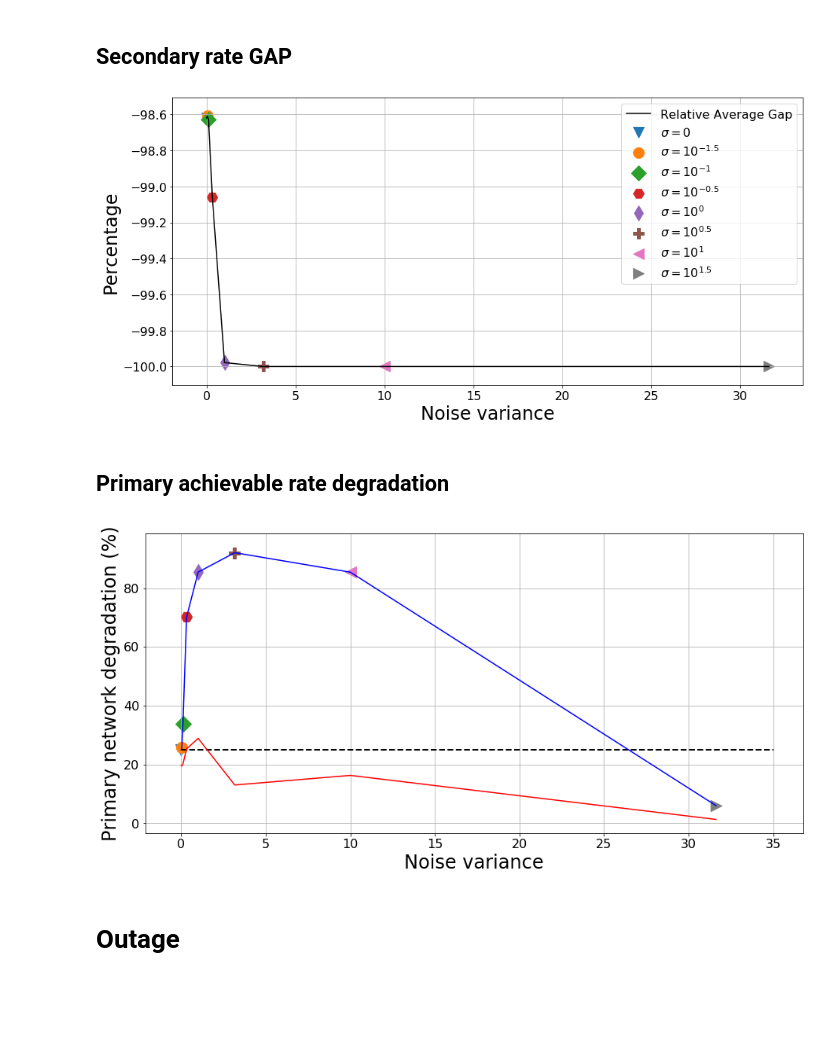
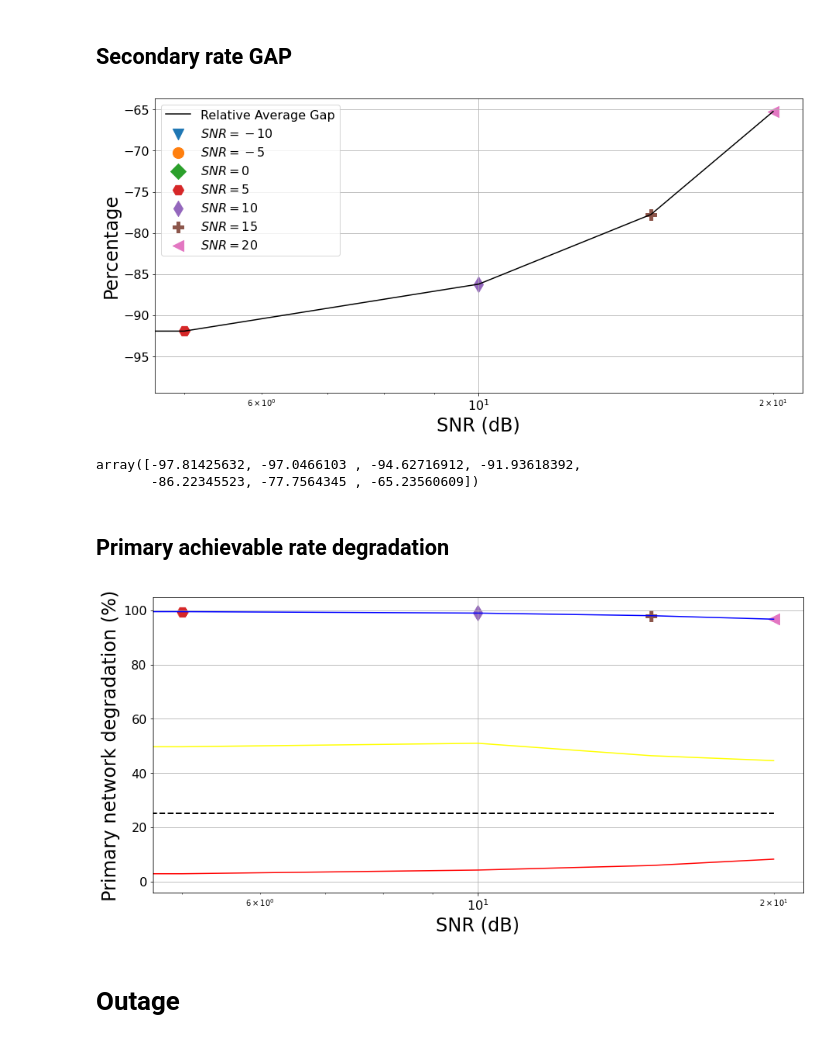
Before and after one commit to yacine074/Robustness_SPAWC22, a Jupyter notebook: Imperfect CSI_VF-2.ipynb, the cells around one changed output. Cells and saved outputs as stored; diff of their text form; code cells hidden in the pictures; blank space fills up the shorter version.

```diff
--- a/Imperfect CSI_VF-2.ipynb
+++ b/Imperfect CSI_VF-2.ipynb
@@ -175,7 +198,7 @@ metrics = [Achievable_Rate(tau), QoS_Violation(tau), Primary_Achievable_Rate_Deg
 
 VS = 0.2 # validation_split
 
-Epochs = 1 # Epochs number
+Epochs = 1000 # Epochs number
 
 BS = 4096 # batch_size
 
@@ -183,19 +206,19 @@ LD = 10**0.5
 
 LR = 10**-4
 
-model = get_model_DF(x_train_input, loss_DF_WN(LD,tau), metrics, 'sigmoid', custom_sigmoid, custom_sigmoid, LR)
+model = get_model_DF(x_train, loss_DF_WN(LD,tau), metrics, 'sigmoid', custom_sigmoid, custom_sigmoid, LR)
 
-history = model.fit(x_train_input, np.power(x_train_input, 2), epochs=Epochs, batch_size=BS, validation_data=(x_test, np.power(x_test, 2)))#validation_split = VS
+history = model.fit(x_train, np.power(x_train, 2), epochs=Epochs, batch_size=BS, validation_data=(x_test, np.power(x_test, 2)))#validation_split = VS
 
 
 # -------------- save weights ---------------#
 
 
 
+# weights_model/gaussian_fading_model.h5
 
-
-model.save('weights_model/gaussian_fading_model.h5')
-np.save('weights_model/gaussian_fading_model',history.history)
+model.save('weights_model/GF_model.h5')
+np.save('weights_model/GF_model',history.history)
 # %% [output]
 Model: "model_1"
 __________________________________________________________________________________________________
@@ -417,7 +348,7 @@ np.savez(outfile_BF_G_Benchmark, BF_G_Benchmark)
 # First, load ...
 # useful for DNN prediction because DNN takes H as input
 
-outfile_NH_MATRIX = 'Dataset_VF/NH_MATRIX_P_GF'
+outfile_NH_MATRIX = 'Dataset_VF/NH_MATRIX_P_Anne_v2'
 
 NH_MATRIX = np.load(outfile_NH_MATRIX+".npz")
 NH_MATRIX.files
@@ -429,7 +360,7 @@ NH_MATRIX = NH_MATRIX['arr_0']
 # useful for Rate, outage, Delta calculation ...  because it containing (Alpha, Pr, Ps)
 
 
-outfile_BF_NG_MATRIX = 'Dataset_VF/BF_NG_MATRIX_P_GF'
+outfile_BF_NG_MATRIX = 'Dataset_VF/BF_NG_MATRIX_P_Anne_v2'
 
 dataset_test = np.load(outfile_BF_NG_MATRIX+".npz")
 dataset_test.files
@@ -439,7 +370,7 @@ dataset_test = dataset_test['arr_0']
 # useful for Rate, outage, Delta calculation, because it containing G Matrix without noise
 
 
-outfile_BF_G_Benchmark = 'Dataset_VF/BF_G_Benchmark_P_GF'
+outfile_BF_G_Benchmark = 'Dataset_VF/BF_G_Benchmark_P_Anne_v2'
 
 dataset = np.load(outfile_BF_G_Benchmark+".npz")
 dataset.files
@@ -675,7 +648,7 @@ plot_CSI_Imperfect_Stats(variance, Outage_ARPD, 'Outage', 'Noise variance','Outa
 # %% [markdown]
 ## Secondary rate GAP
 # %%
-def DNN_predictions(NH_MATRIX, mw_path):
+def DNN_predictions(NH_MATRIX, mw_path, Lambda=10**0.5, tau = 0.25):
     '''
     NH_MATRIX : Noisy H matrix
     '''
@@ -693,7 +666,7 @@ def DNN_predictions(NH_MATRIX, mw_path):
         temp_predictions = model.predict(data)
         final_predictions.append(temp_predictions)
 
-    return np.asarray(final_predictions, dtype="float32")
+    return np.asarray(final_predictions, dtype="float64")
 
 def opportunistic_rate_for_noisy_channels_DNN(datas, labels):
     '''
@@ -707,13 +680,13 @@ def opportunistic_rate_for_noisy_channels_DNN(datas, labels):
 
     for i in range(labels.shape[0]):
         H_matrix.append(datas)
-    H_matrix = np.asarray(H_matrix, dtype="float32")
+    H_matrix = np.asarray(H_matrix, dtype="float64")
 
     for i,j in zip(H_matrix, labels):
         data , y_hat = i[:,0:8], j
         temp_rate = rate(data[:,0], data[:,1], data[:,2], data[:,3], data[:,4], data[:,5], data[:,6], data[:,7], y_hat[:,0], y_hat[:,1], y_hat[:,2])
         final_rate.append(temp_rate)
-    return np.asarray(final_rate, dtype="float32")
+    return np.asarray(final_rate, dtype="float64")
 
 def primary_degradation_for_noisy_data_DNN(datas, labels):
     final_pdd = []
@@ -721,42 +694,46 @@ def primary_degradation_for_noisy_data_DNN(datas, labels):
 
     for i in range(labels.shape[0]):
         H_matrix.append(datas)
-    H_matrix = np.asarray(H_matrix, dtype="float32")
+    H_matrix = np.asarray(H_matrix, dtype="float64")
 
     for i,j in zip(H_matrix, labels):
         data, y_hat = i[:,0:8], j
         temp_pdd = primary_rate(data[:,0], data[:,1], data[:,2], data[:,3], data[:,4], data[:,5], data[:,6], data[:,7], y_hat[:,0], y_hat[:,1], y_hat[:,2])
         final_pdd.append(temp_pdd)
 
-    return np.asarray(final_pdd, dtype="float32")
+    return np.asarray(final_pdd, dtype="float64")
 # %%
 #"weights_model/gaussian_fading_model/anne_model.h5"
-Model_Weight_Path = "weights_model/gaussian_fading_model.h5"
+Model_Weight_Path = "weights_model/GF_model.h5"
 
 DNN_pred = DNN_predictions(NH_MATRIX, Model_Weight_Path)
 db_DNN = opportunistic_rate_for_noisy_channels_DNN(dataset, DNN_pred)
-db_benchmark = rate(dataset[:,0], dataset[:,1], dataset[:,2], dataset[:,3],dataset[:,4], dataset[:,5], dataset[:,6], dataset[:,7], np.sqrt(dataset[:,9]), np.sqrt(dataset[:,10]), np.sqrt(dataset[:,11]))
-
+db_benchmark = rate(dataset[:,0], dataset[:,1], dataset[:,2], dataset[:,3], dataset[:,4], dataset[:,5], dataset[:,6], dataset[:,7], np.sqrt(dataset[:,9]), np.sqrt(dataset[:,10]), np.sqrt(dataset[:,11]))
 
 
 db_gap_DNN = np.array([relative_avreage_gap(db_DNN[0,:,8], db_benchmark[:,8]),\
                        relative_avreage_gap(db_DNN[1,:,8], db_benchmark[:,8]),\
                        relative_avreage_gap(db_DNN[2,:,8], db_benchmark[:,8]),\
                        relative_avreage_gap(db_DNN[3,:,8], db_benchmark[:,8]),\
                        relative_avreage_gap(db_DNN[4,:,8], db_benchmark[:,8]),\
                        relative_avreage_gap(db_DNN[5,:,8], db_benchmark[:,8]),\
-                       relative_avreage_gap(db_DNN[6,:,8], db_benchmark[:,8]),\
-                       relative_avreage_gap(db_DNN[7,:,8], db_benchmark[:,8])])
-
+                       relative_avreage_gap(db_DNN[6,:,8], db_benchmark[:,8])])
+#,\
+#                       relative_avreage_gap(db_DNN[7,:,8], db_benchmark[:,8])
 
 
 #ax.plot(variance, db_gap, c = 'blue',label='BF')
 
 db_gap_DNN = db_gap_DNN*100
 
-plot_CSI_Imperfect_Stats(variance, db_gap_DNN, 'Relative Average Gap', 'Noise variance','Percentage')
+plot_CSI_Imperfect_Stats(db_gap_DNN, 'Relative Average Gap', 'SNR (dB)','Percentage')
 # %% [output]
-[figure, old version]
+[figure, new version]
+# %%
+db_gap_DNN
+# %% [output]
+array([-97.81425632, -97.0466103 , -94.62716912, -91.93618392,
+       -86.22345523, -77.7564345 , -65.23560609])
 # %% [markdown]
 ## Primary achievable rate degradation
 # %%
@@ -792,7 +770,7 @@ Mean_ARPD_DNN, Max_ARPD_DNN, Outage_ARPD_DNN = PARD_for_noisy_data(dataset,datas
 # %%
-plot_ARPD(variance, Mean_ARPD_DNN, Max_ARPD_DNN)
+plot_ARPD(Mean_ARPD_DNN, Max_ARPD_DNN, Mean_Outage_ARPD_DNN)
 # %% [output]
-[figure, old version]
+[figure, new version]
 # %% [markdown]
 # Outage
 # %%
```
Also changed, not shown: parts of 41 cells of this notebook.
